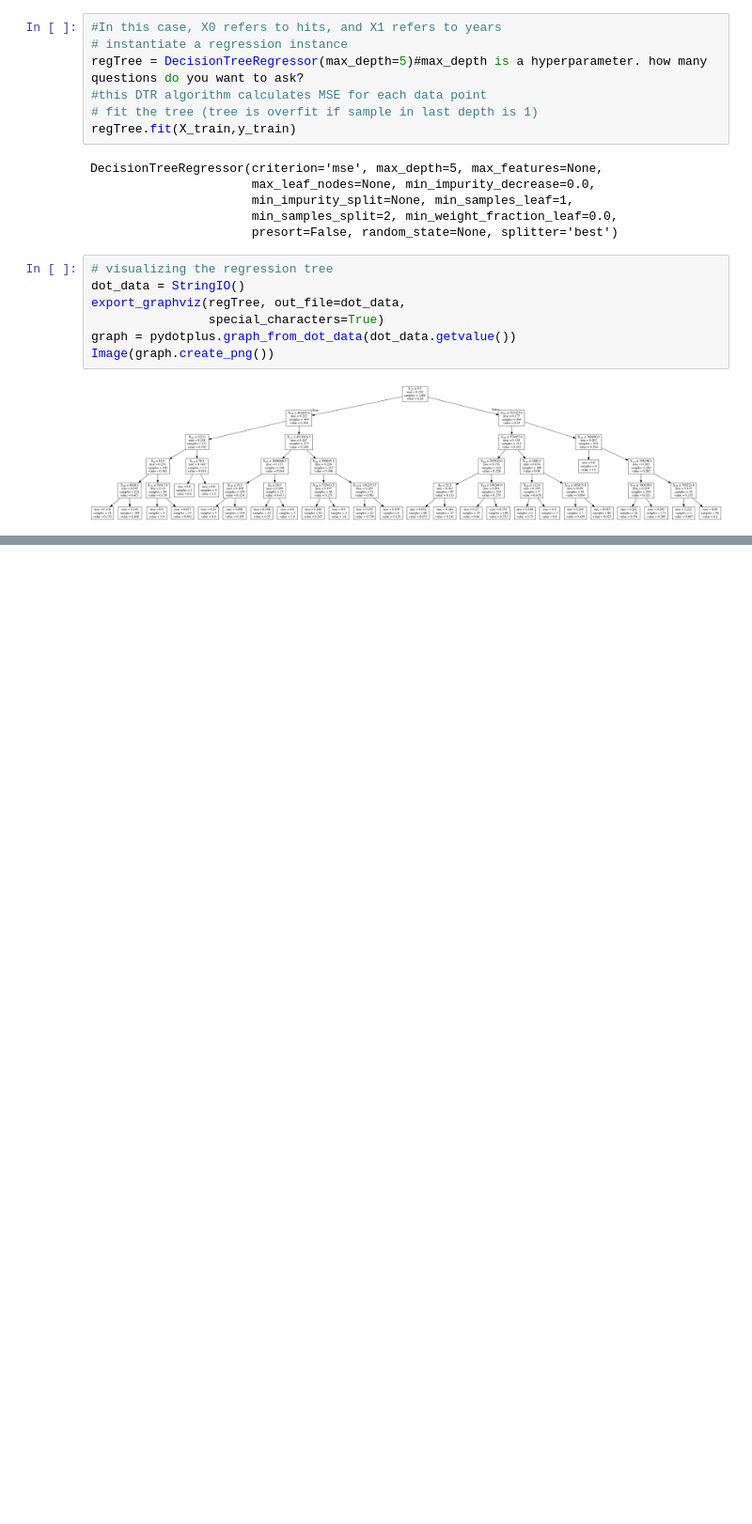
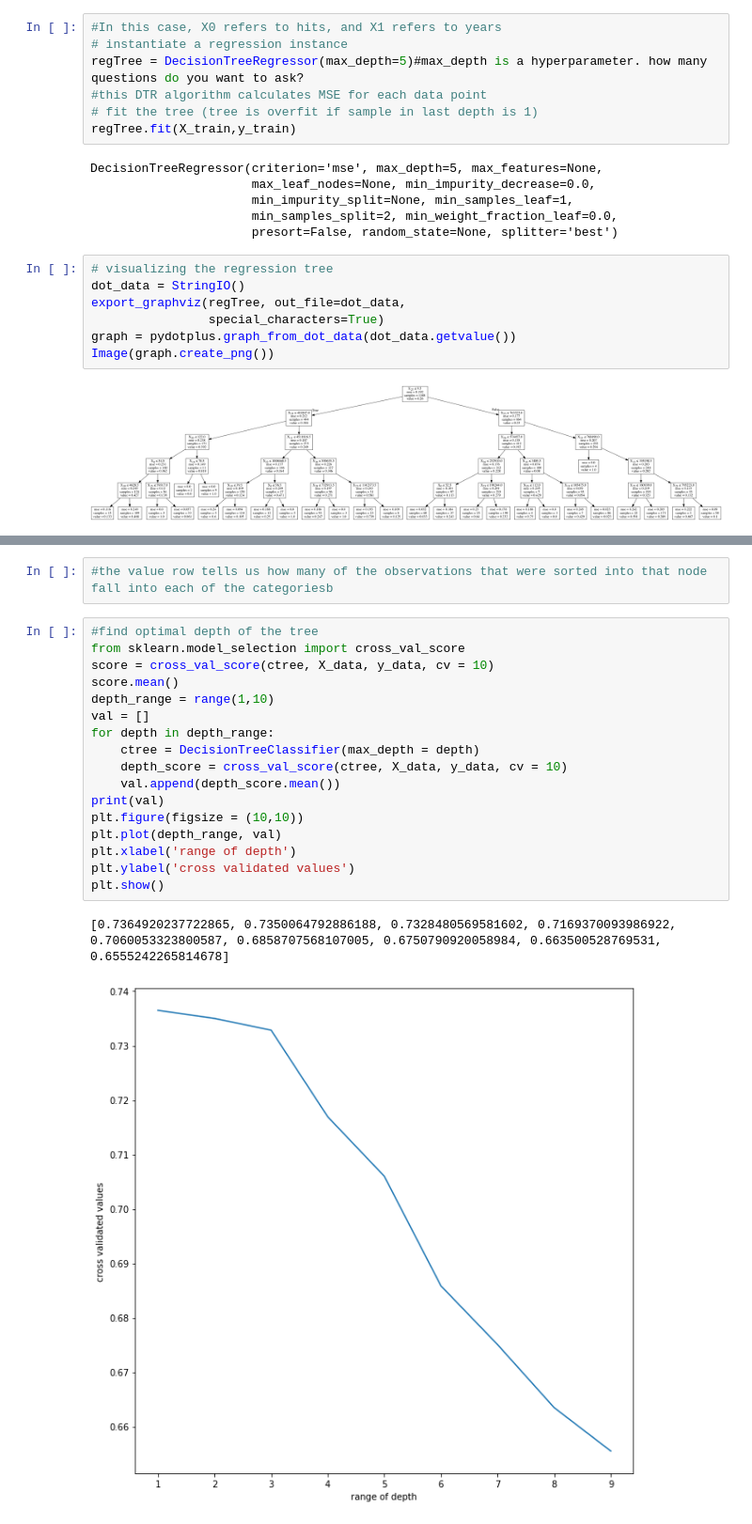
Before and after one commit to befowle/Classification, a Jupyter notebook: HepC_data_clean_explore.ipynb, the cells around one changed output, grey strips where cells are left out. Shown: that part at 94% size. Cells and saved outputs as stored; diff of their text form; blank space fills up the shorter version.

```diff
--- a/HepC_data_clean_explore.ipynb
+++ b/HepC_data_clean_explore.ipynb
@@ -575,0 +657,22 @@ Image(graph.create_png())
+# %%
+#the value row tells us how many of the observations that were sorted into that node fall into each of the categoriesb
+# %%
+#find optimal depth of the tree
+from sklearn.model_selection import cross_val_score
+score = cross_val_score(ctree, X_data, y_data, cv = 10)
+score.mean()
+depth_range = range(1,10)
+val = []
+for depth in depth_range:
+    ctree = DecisionTreeClassifier(max_depth = depth)
+    depth_score = cross_val_score(ctree, X_data, y_data, cv = 10)
+    val.append(depth_score.mean())
+print(val)
+plt.figure(figsize = (10,10))
+plt.plot(depth_range, val)
+plt.xlabel('range of depth')
+plt.ylabel('cross validated values')
+plt.show()
+# %% [output]
+[0.7364920237722865, 0.7350064792886188, 0.7328480569581602, 0.7169370093986922, 0.7060053323800587, 0.6858707568107005, 0.6750790920058984, 0.663500528769531, 0.6555242265814678]
+[figure, added]
```
Also changed, not shown: parts of 53 cells of this notebook.
